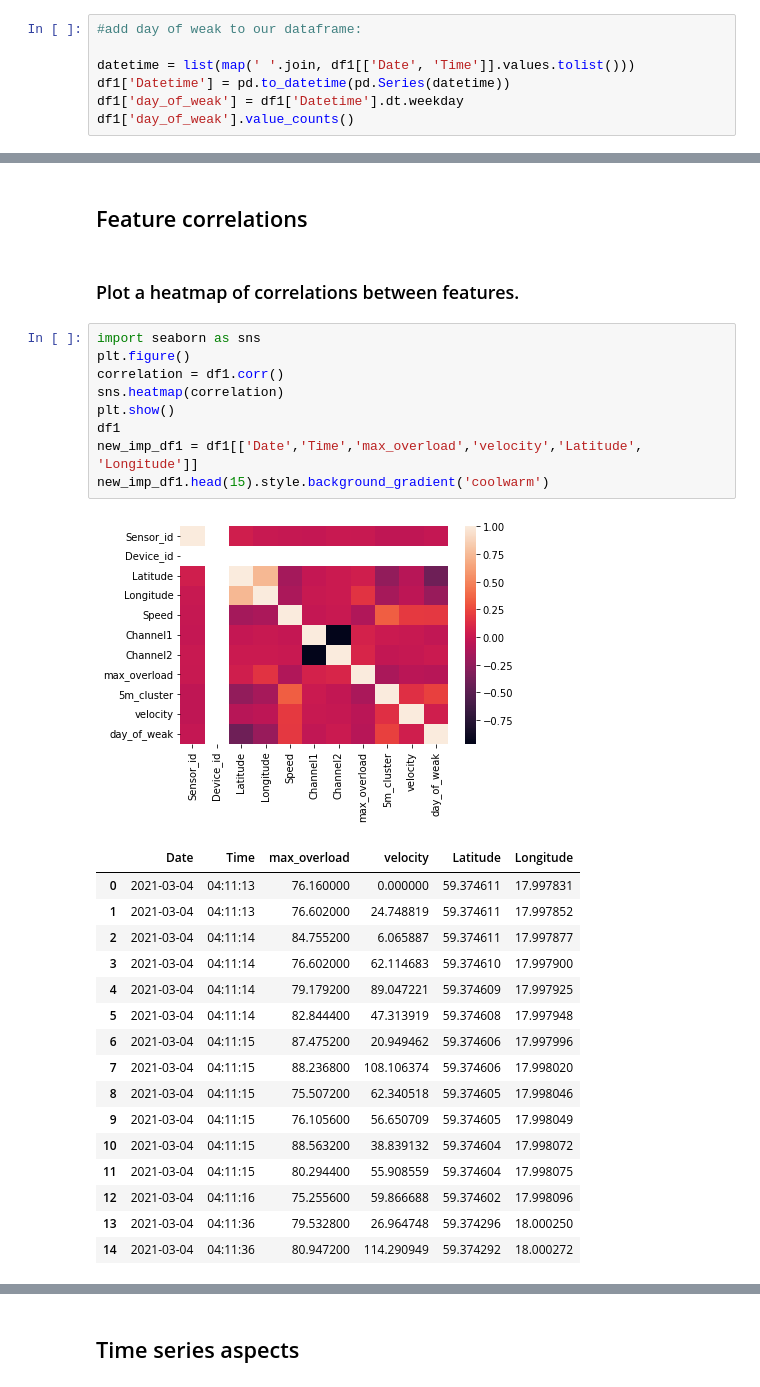
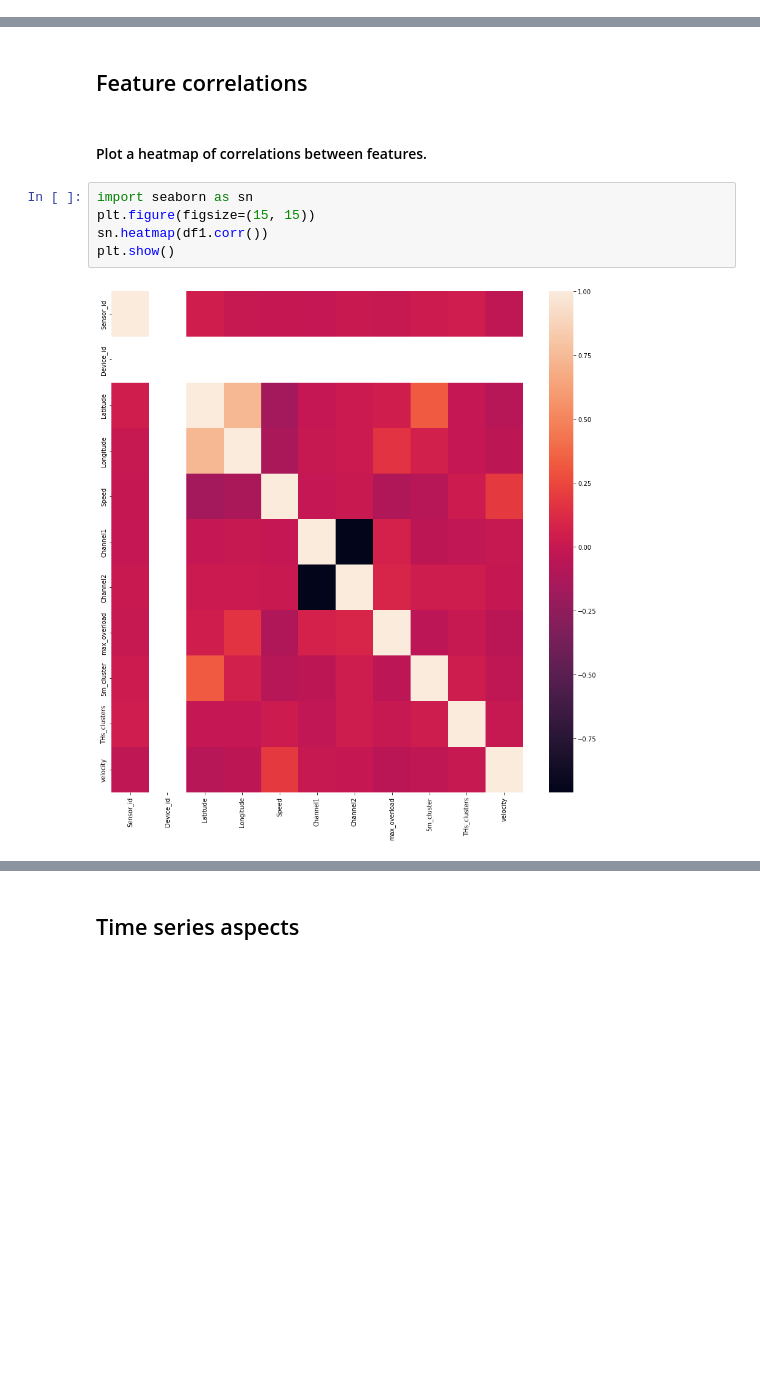
Before and after one commit to OmidSa75/Data_scinece-Smartset-overloads-PoliMI, a Jupyter notebook: main.ipynb, the cells around one changed output, grey strips where cells are left out. Saved outputs shown, nothing was run; the diff lists cells and outputs as text; blank space fills up the shorter version.

```diff
--- a/main.ipynb
+++ b/main.ipynb
@@ -627,7 +539,0 @@ Name: velocity, dtype: float64
-# %%
-#add day of weak to our dataframe:
-
-datetime = list(map(' '.join, df1[['Date', 'Time']].values.tolist()))
-df1['Datetime'] = pd.to_datetime(pd.Series(datetime))
-df1['day_of_weak'] = df1['Datetime'].dt.weekday
-df1['day_of_weak'].value_counts()
@@ -643,32 +548,12 @@ Name: day_of_weak, dtype: int64
 # %% [markdown]
 ## Feature correlations
 # %% [markdown]
-### Plot a heatmap of correlations between features.
+#### Plot a heatmap of correlations between features.
-# %%
-import seaborn as sns
-plt.figure()
-correlation = df1.corr()
-sns.heatmap(correlation)
-plt.show()
-df1
-new_imp_df1 = df1[['Date','Time','max_overload','velocity','Latitude', 'Longitude']]
-new_imp_df1.head(15).style.background_gradient('coolwarm')
-# %% [output]
-[figure, removed]
-|  | Date | Time | max_overload | velocity | Latitude | Longitude |
-| 0 | 2021-03-04 | 04:11:13 | 76.160000 | 0.000000 | 59.374611 | 17.997831 |
-| 1 | 2021-03-04 | 04:11:13 | 76.602000 | 24.748819 | 59.374611 | 17.997852 |
-| 2 | 2021-03-04 | 04:11:14 | 84.755200 | 6.065887 | 59.374611 | 17.997877 |
-| 3 | 2021-03-04 | 04:11:14 | 76.602000 | 62.114683 | 59.374610 | 17.997900 |
-| 4 | 2021-03-04 | 04:11:14 | 79.179200 | 89.047221 | 59.374609 | 17.997925 |
-| 5 | 2021-03-04 | 04:11:14 | 82.844400 | 47.313919 | 59.374608 | 17.997948 |
-| 6 | 2021-03-04 | 04:11:15 | 87.475200 | 20.949462 | 59.374606 | 17.997996 |
-| 7 | 2021-03-04 | 04:11:15 | 88.236800 | 108.106374 | 59.374606 | 17.998020 |
-| 8 | 2021-03-04 | 04:11:15 | 75.507200 | 62.340518 | 59.374605 | 17.998046 |
-| 9 | 2021-03-04 | 04:11:15 | 76.105600 | 56.650709 | 59.374605 | 17.998049 |
-| 10 | 2021-03-04 | 04:11:15 | 88.563200 | 38.839132 | 59.374604 | 17.998072 |
-| 11 | 2021-03-04 | 04:11:15 | 80.294400 | 55.908559 | 59.374604 | 17.998075 |
-| 12 | 2021-03-04 | 04:11:16 | 75.255600 | 59.866688 | 59.374602 | 17.998096 |
-| 13 | 2021-03-04 | 04:11:36 | 79.532800 | 26.964748 | 59.374296 | 18.000250 |
-| 14 | 2021-03-04 | 04:11:36 | 80.947200 | 114.290949 | 59.374292 | 18.000272 |
+# %%
+import seaborn as sn
+plt.figure(figsize=(15, 15))
+sn.heatmap(df1.corr())
+plt.show()
+# %% [output]
+[figure, added]
 # %% [markdown]
```
Also changed, not shown: parts of 21 cells of this notebook.
